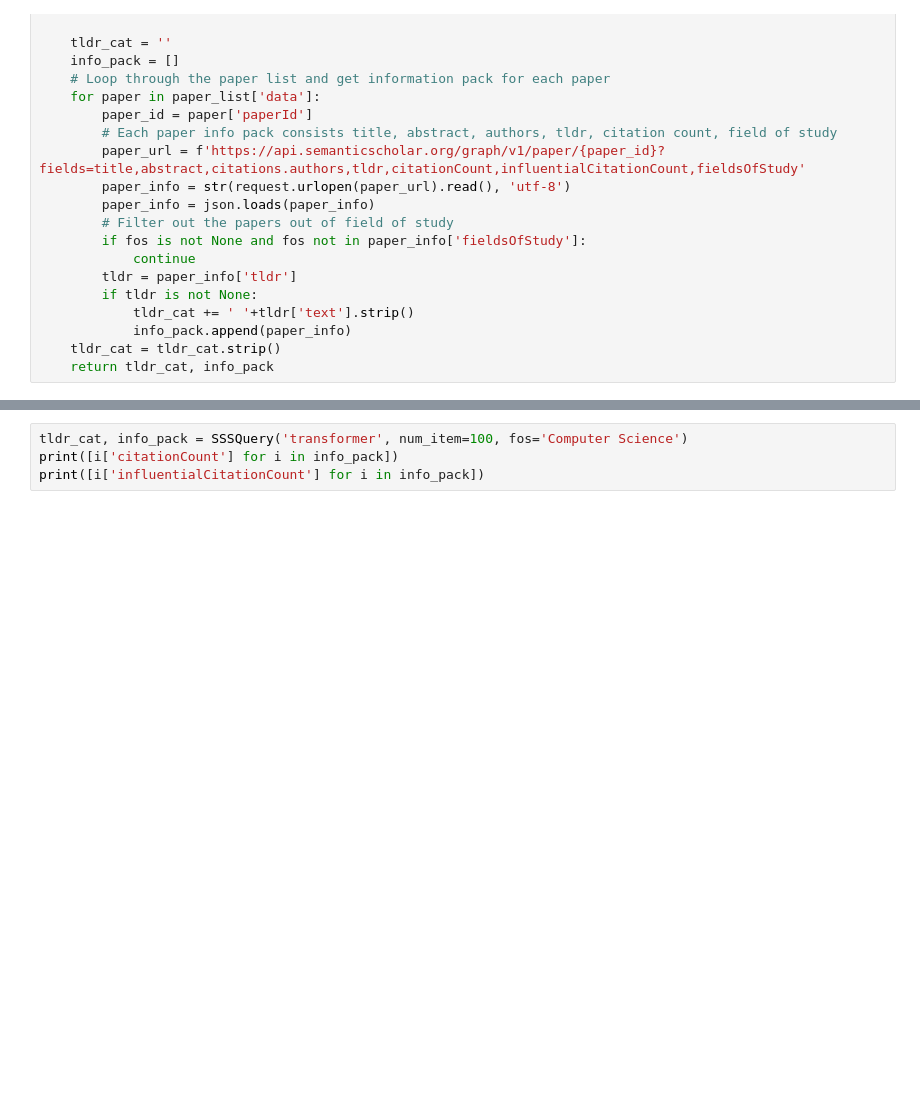
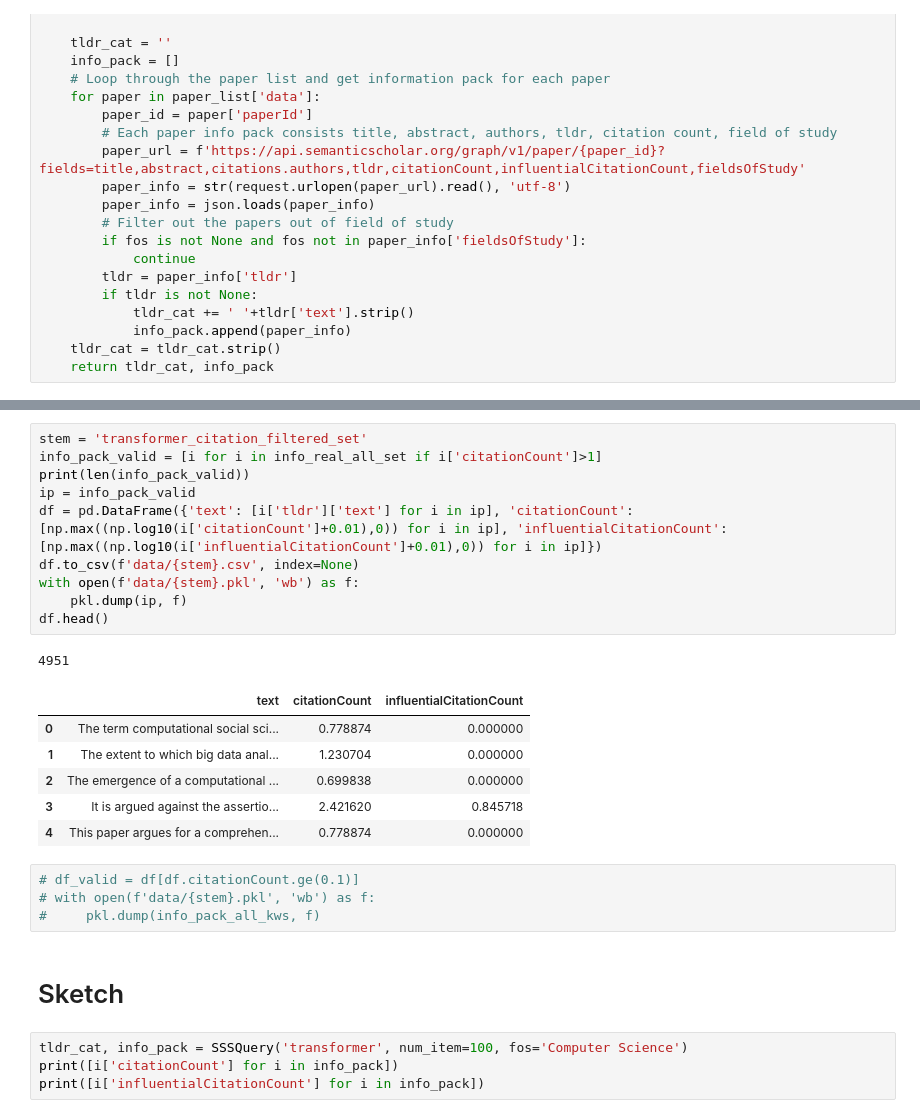
Before and after one commit to miracleyoo/cs685-final-project, a Jupyter notebook: crawer.ipynb, the cells around one changed output, grey strips where cells are left out. Saved outputs shown, nothing was run; the diff lists cells and outputs as text; blank space fills up the shorter version.

```diff
--- a/crawer.ipynb
+++ b/crawer.ipynb
@@ -48,3 +187,27 @@ def SSSQuery(query, num_item=50, offset=0, fos=None):
+# %%
+stem = 'transformer_citation_filtered_set'
+info_pack_valid = [i for i in info_real_all_set if i['citationCount']>1]
+print(len(info_pack_valid))
+ip = info_pack_valid
+df = pd.DataFrame({'text': [i['tldr']['text'] for i in ip], 'citationCount': [np.max((np.log10(i['citationCount']+0.01),0)) for i in ip], 'influentialCitationCount':[np.max((np.log10(i['influentialCitationCount']+0.01),0)) for i in ip]})
+df.to_csv(f'data/{stem}.csv', index=None)
+with open(f'data/{stem}.pkl', 'wb') as f:
+    pkl.dump(ip, f)
+df.head()
+# %% [output]
+4951
+|  | text | citationCount | influentialCitationCount |
+| 0 | The term computational social sci... | 0.778874 | 0.000000 |
+| 1 | The extent to which big data anal... | 1.230704 | 0.000000 |
+| 2 | The emergence of a computational ... | 0.699838 | 0.000000 |
+| 3 | It is argued against the assertio... | 2.421620 | 0.845718 |
+| 4 | This paper argues for a comprehen... | 0.778874 | 0.000000 |
+# %%
+# df_valid = df[df.citationCount.ge(0.1)]
+# with open(f'data/{stem}.pkl', 'wb') as f:
+#     pkl.dump(info_pack_all_kws, f)
+# %% [markdown]
+# Sketch
 # %%
 tldr_cat, info_pack = SSSQuery('transformer', num_item=100, fos='Computer Science')
 print([i['citationCount'] for i in info_pack])
```
Also changed, not shown: parts of 10 cells of this notebook, 3 other files.
